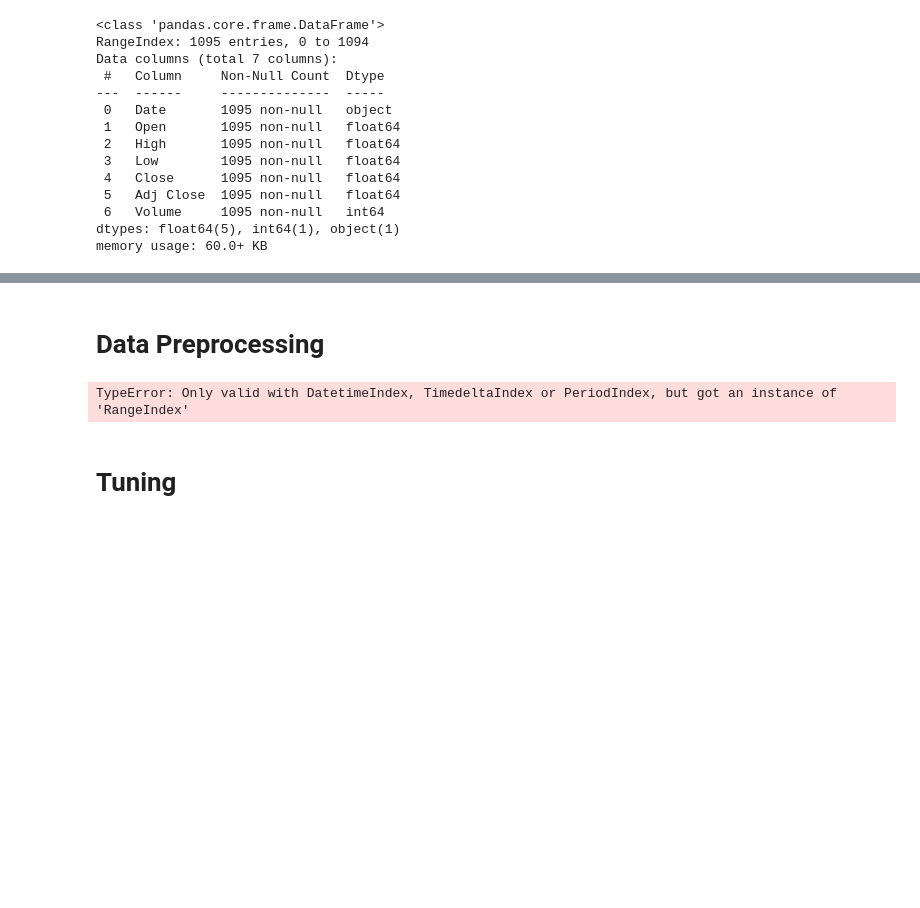
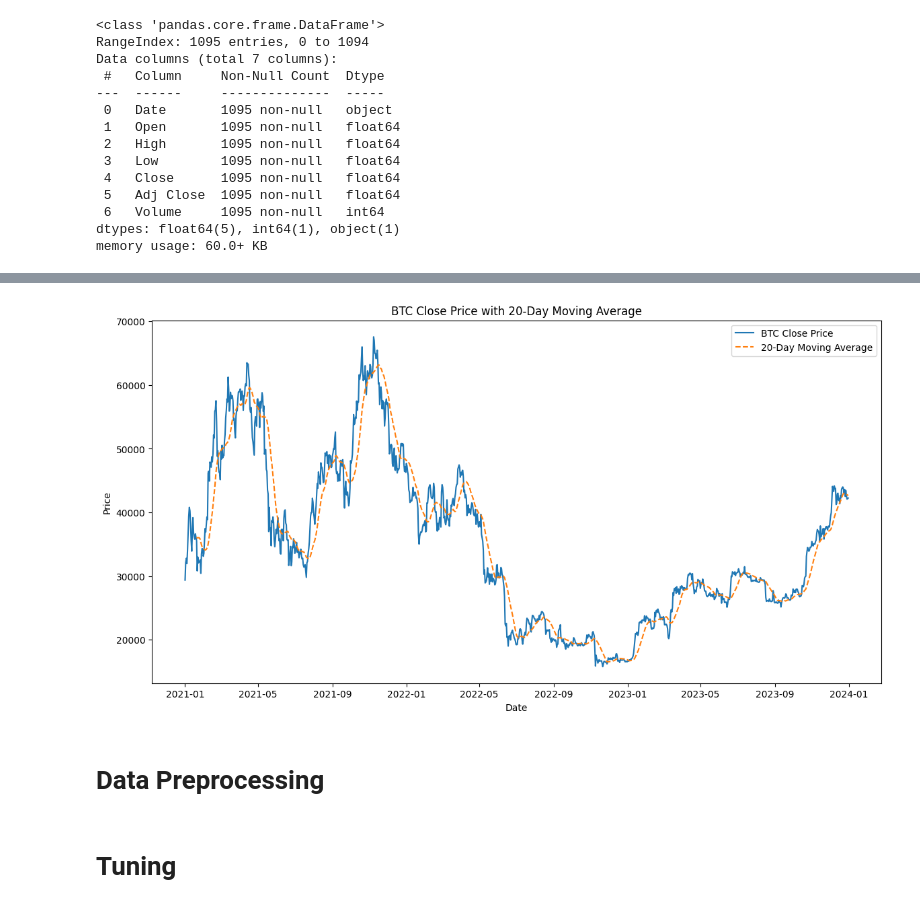
Before and after one commit to adiprrassetyo/forecast-tse-arima, a Jupyter notebook: main.ipynb, the cells around one changed output, grey strips where cells are left out. Cells and saved outputs as stored; diff of their text form; code cells hidden in the pictures; blank space fills up the shorter version.

```diff
--- a/main.ipynb
+++ b/main.ipynb
@@ -120,2 +177,15 @@ plt.show()
+# %%
+data_btc['20_MA'] = data_btc['Close'].rolling(window=20).mean()
+
+plt.figure(figsize=(14, 7))
+plt.plot(data_btc['Close'], label='BTC Close Price')
+plt.plot(data_btc['20_MA'], label='20-Day Moving Average', linestyle='--')
+plt.xlabel('Date')
+plt.ylabel('Price')
+plt.title('BTC Close Price with 20-Day Moving Average')
+plt.legend()
+plt.show()
+# %% [output]
+[figure, added]
 # %% [markdown]
 # Data Preprocessing
@@ -131,8 +192,3 @@ df_btc_close_year = data_btc[['year', 'Close']]
-# %%
-#resamply by years
-df_year = data_btc.resample('Y').mean()
-# %% [output]
-TypeError: Only valid with DatetimeIndex, TimedeltaIndex or PeriodIndex, but got an instance of 'RangeIndex'
 # %% [markdown]
 # Tuning
 # %% [markdown]
```
Also changed, not shown: parts of 9 cells of this notebook.
